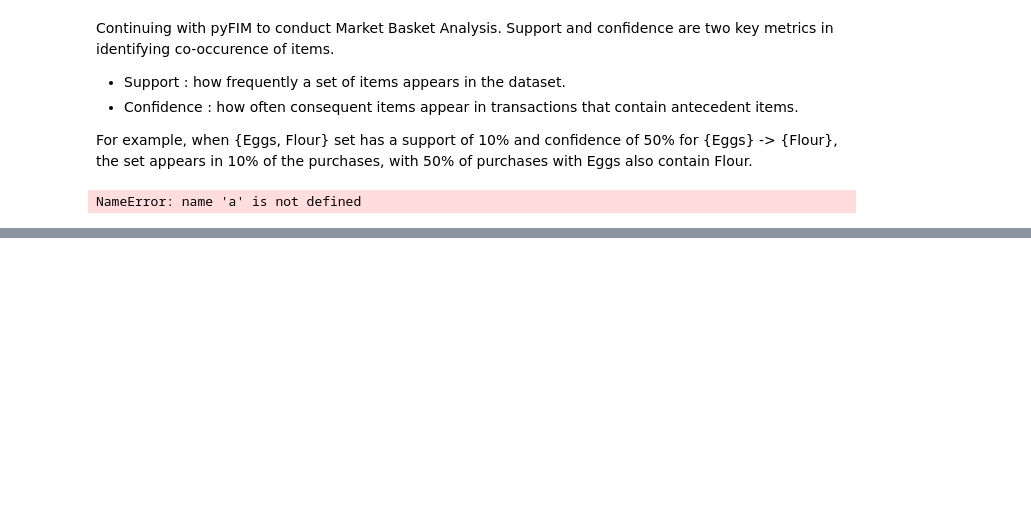
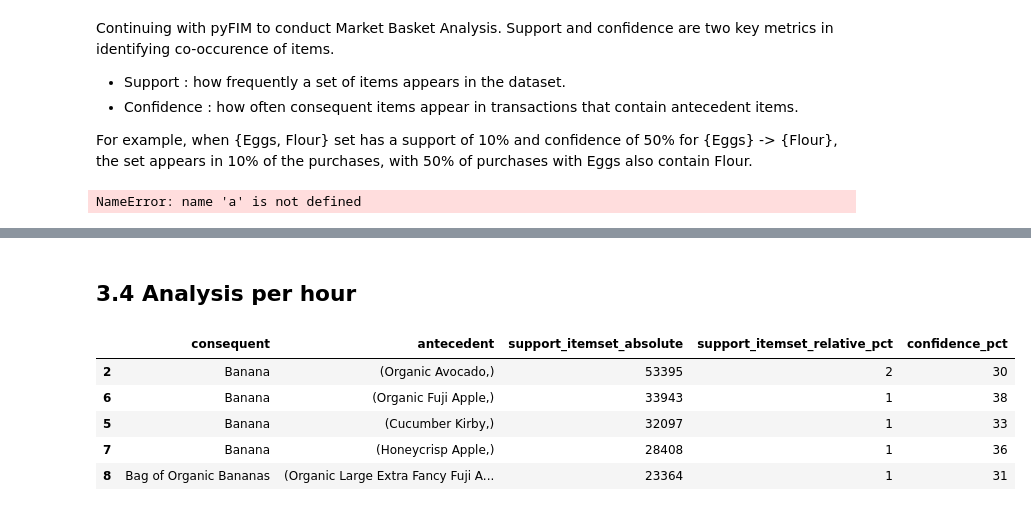
Before and after one commit to kwonowk/market-basket-analysis, a Jupyter notebook: instacart_analysis.ipynb, the cells around one changed output, grey strips where cells are left out. Cells and saved outputs as stored; diff of their text form; code cells hidden in the pictures; blank space fills up the shorter version.

```diff
--- a/instacart_analysis.ipynb
+++ b/instacart_analysis.ipynb
@@ -562,0 +566,16 @@ plt.show()
+# %% [markdown]
+## 3.4 Analysis per hour
+# %%
+temp = series_to_list(product_list.loc[product_list['order_hour_of_day'] == 20])
+
+temp_result_list = arules(rules_product, supp=1, conf=30, report=report, zmin=2)
+
+temp_result = apriori_wrap(temp_result_list)
+temp_result.head()
+# %% [output]
+|  | consequent | antecedent | support_itemset_absolute | support_itemset_relative_pct | confidence_pct |
+| 2 | Banana | (Organic Avocado,) | 53395 | 2 | 30 |
+| 6 | Banana | (Organic Fuji Apple,) | 33943 | 1 | 38 |
+| 5 | Banana | (Cucumber Kirby,) | 32097 | 1 | 33 |
+| 7 | Banana | (Honeycrisp Apple,) | 28408 | 1 | 36 |
+| 8 | Bag of Organic Bananas | (Organic Large Extra Fancy Fuji A... | 23364 | 1 | 31 |
```
Also changed, not shown: parts of 8 cells of this notebook.
